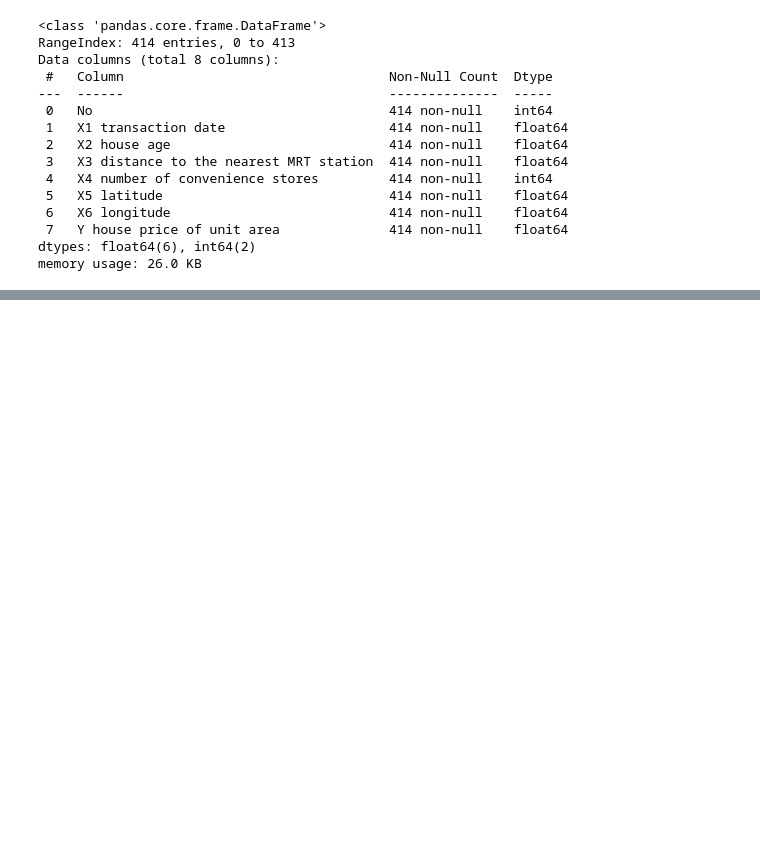
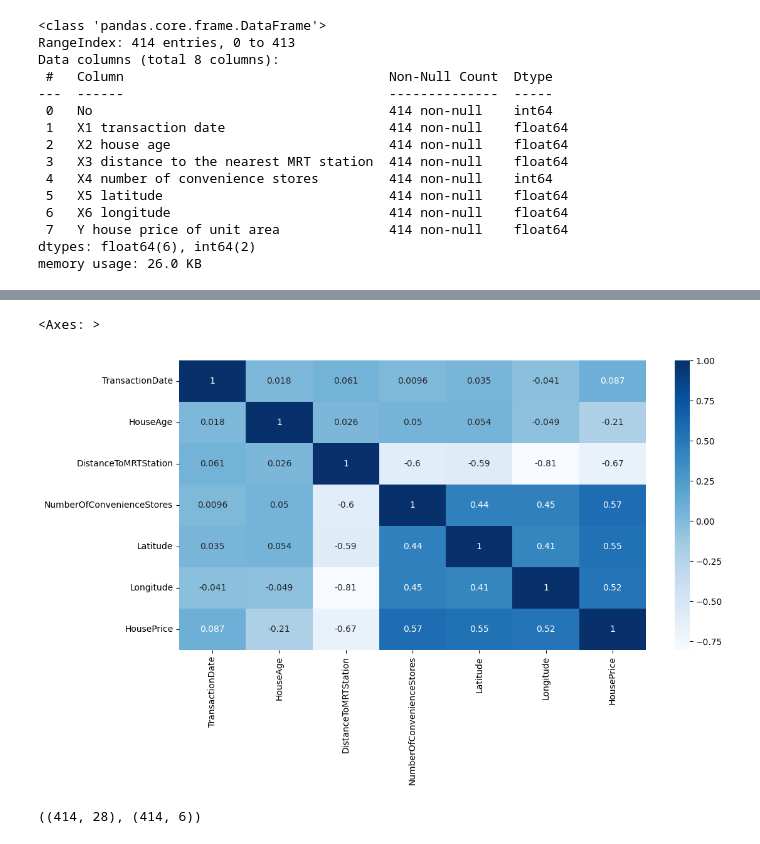
Before and after one commit to satya00089/kaggle-learnings, a Jupyter notebook: polynomial/real-estate/real-estate.ipynb, the cells around one changed output, grey strips where cells are left out. Cells and saved outputs as stored; diff of their text form; code cells hidden in the pictures; blank space fills up the shorter version.

```diff
--- a/polynomial/real-estate/real-estate.ipynb
+++ b/polynomial/real-estate/real-estate.ipynb
@@ -64,0 +96,6 @@ plt.scatter(df['TransactionDate'], df['HousePrice'])
+# %%
+plt.subplots(figsize=(12, 6))
+sns.heatmap(df.corr(),annot=True, cmap="Blues",)
+# %% [output]
+<Axes: >
+[figure, added]
@@ -64,0 +105,6 @@ plt.scatter(df['TransactionDate'], df['HousePrice'])
+# %%
+poly_features = PolynomialFeatures(degree=2)
+X_poly = poly_features.fit_transform(X)
+X_poly.shape, X.shape
+# %% [output]
+((414, 28), (414, 6))
```
Also changed, not shown: parts of 15 cells of this notebook.
